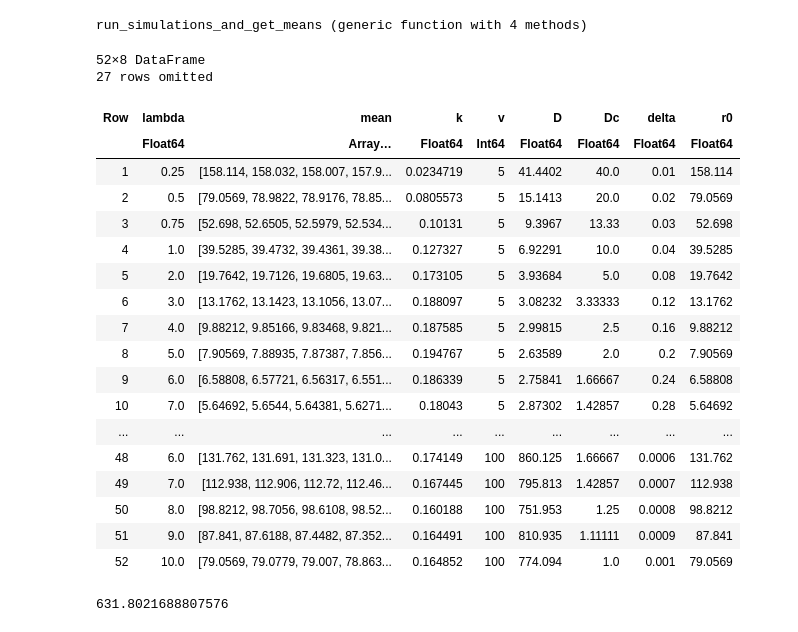
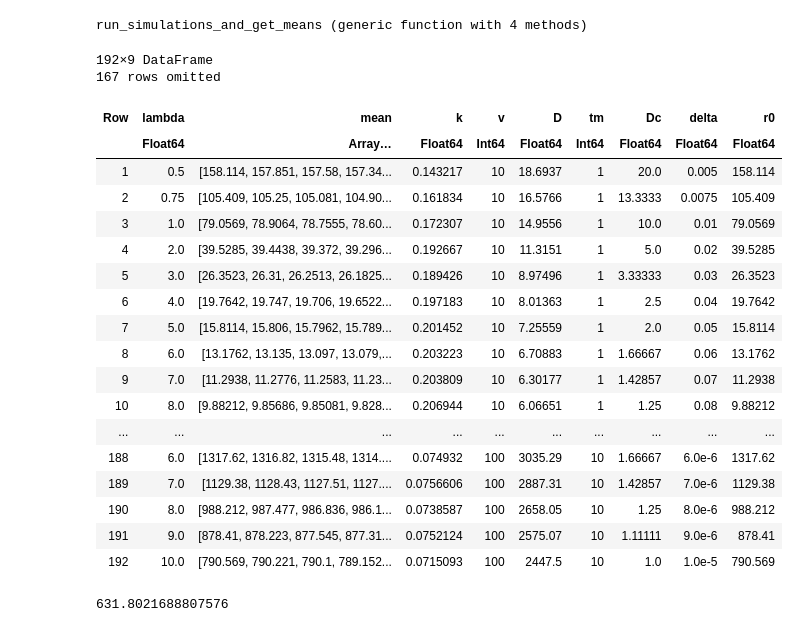
Before and after one commit to jmarib/CellBasedModels.jl, a Jupyter notebook: examples/OU_simulations.ipynb, the cells around one changed output. Cells and saved outputs as stored; diff of their text form; code cells hidden in the pictures.

```diff
--- a/examples/OU_simulations.ipynb
+++ b/examples/OU_simulations.ipynb
@@ -27,3 +33,5 @@ using LinearAlgebra
 # %% [output]
 1-element Vector{Symbol}:
  :dc_delta
+# %%
+dc_delta = dc_delta_all[dc_delta_all.n .!= 0.25, :]
@@ -55,21 +84,22 @@ function run_simulations_and_get_means(dc_delta, metrics_combined, n_agents=1000
     for i in 1:nrow(dc_delta)
         row = dc_delta[i, :]
         v = row[:v]
-        lambda = row[:lambda]
+        tm = row[:tm]
+        lambda = row[:n]
         Dc = row[:Dc]
         delta = row[:delta]
 
         l = sqrt(mean(Dc) / mean(delta))
         r0 = l * 2.5
 
-        mask = (metrics_combined.v .== v) .& (metrics_combined.lambda .== lambda)
+        mask = (metrics_combined.v .== v) .& (metrics_combined.l .== lambda) .& (metrics_combined.tm .== tm)
 
         k = metrics_combined.k[mask][1]
 
 
 
         # CORRECTED FORMULA: Variance = D / k  =>  D = sigma^2 * k
-        D = metrics_combined.D_v[mask][1]
+        D = metrics_combined.D[mask][1]
 
         # Generate 500 trajectories (or n_agents)
         trajectory_sum = zeros(Int(T/dt))
@@ -83,6 +113,7 @@ function run_simulations_and_get_means(dc_delta, metrics_combined, n_agents=1000
 
         push!(results, Dict(
             :v => v,
+            :tm => tm,
             :lambda => lambda,
             :Dc => Dc,
             :delta => delta,
@@ -99,26 +130,26 @@ end
 # %% [output]
 run_simulations_and_get_means (generic function with 4 methods)
 # %%
-mean_traj_redo = run_simulations_and_get_means(dc_delta, sorted_metrics)
+mean_traj_redo = run_simulations_and_get_means(dc_delta, metrics_all)
 # %% [output]
-52×8 DataFrame
-27 rows omitted
+192×9 DataFrame
+167 rows omitted
-| Row | lambda | mean | k | v | D | Dc | delta | r0 |
-|  | Float64 | Array… | Float64 | Int64 | Float64 | Float64 | Float64 | Float64 |
-| 1 | 0.25 | [158.114, 158.032, 158.007, 157.9... | 0.0234719 | 5 | 41.4402 | 40.0 | 0.01 | 158.114 |
-| 2 | 0.5 | [79.0569, 78.9822, 78.9176, 78.85... | 0.0805573 | 5 | 15.1413 | 20.0 | 0.02 | 79.0569 |
-| 3 | 0.75 | [52.698, 52.6505, 52.5979, 52.534... | 0.10131 | 5 | 9.3967 | 13.33 | 0.03 | 52.698 |
-| 4 | 1.0 | [39.5285, 39.4732, 39.4361, 39.38... | 0.127327 | 5 | 6.92291 | 10.0 | 0.04 | 39.5285 |
-| 5 | 2.0 | [19.7642, 19.7126, 19.6805, 19.63... | 0.173105 | 5 | 3.93684 | 5.0 | 0.08 | 19.7642 |
-| 6 | 3.0 | [13.1762, 13.1423, 13.1056, 13.07... | 0.188097 | 5 | 3.08232 | 3.33333 | 0.12 | 13.1762 |
-| 7 | 4.0 | [9.88212, 9.85166, 9.83468, 9.821... | 0.187585 | 5 | 2.99815 | 2.5 | 0.16 | 9.88212 |
-| 8 | 5.0 | [7.90569, 7.88935, 7.87387, 7.856... | 0.194767 | 5 | 2.63589 | 2.0 | 0.2 | 7.90569 |
-| 9 | 6.0 | [6.58808, 6.57721, 6.56317, 6.551... | 0.186339 | 5 | 2.75841 | 1.66667 | 0.24 | 6.58808 |
-| 10 | 7.0 | [5.64692, 5.6544, 5.64381, 5.6271... | 0.18043 | 5 | 2.87302 | 1.42857 | 0.28 | 5.64692 |
-| ... | ... | ... | ... | ... | ... | ... | ... | ... |
-| 48 | 6.0 | [131.762, 131.691, 131.323, 131.0... | 0.174149 | 100 | 860.125 | 1.66667 | 0.0006 | 131.762 |
-| 49 | 7.0 | [112.938, 112.906, 112.72, 112.46... | 0.167445 | 100 | 795.813 | 1.42857 | 0.0007 | 112.938 |
-| 50 | 8.0 | [98.8212, 98.7056, 98.6108, 98.52... | 0.160188 | 100 | 751.953 | 1.25 | 0.0008 | 98.8212 |
-| 51 | 9.0 | [87.841, 87.6188, 87.4482, 87.352... | 0.164491 | 100 | 810.935 | 1.11111 | 0.0009 | 87.841 |
-| 52 | 10.0 | [79.0569, 79.0779, 79.007, 78.863... | 0.164852 | 100 | 774.094 | 1.0 | 0.001 | 79.0569 |
+| Row | lambda | mean | k | v | D | tm | Dc | delta | r0 |
+|  | Float64 | Array… | Float64 | Int64 | Float64 | Int64 | Float64 | Float64 | Float64 |
+| 1 | 0.5 | [158.114, 157.851, 157.58, 157.34... | 0.143217 | 10 | 18.6937 | 1 | 20.0 | 0.005 | 158.114 |
+| 2 | 0.75 | [105.409, 105.25, 105.081, 104.90... | 0.161834 | 10 | 16.5766 | 1 | 13.3333 | 0.0075 | 105.409 |
+| 3 | 1.0 | [79.0569, 78.9064, 78.7555, 78.60... | 0.172307 | 10 | 14.9556 | 1 | 10.0 | 0.01 | 79.0569 |
+| 4 | 2.0 | [39.5285, 39.4438, 39.372, 39.296... | 0.192667 | 10 | 11.3151 | 1 | 5.0 | 0.02 | 39.5285 |
+| 5 | 3.0 | [26.3523, 26.31, 26.2513, 26.1825... | 0.189426 | 10 | 8.97496 | 1 | 3.33333 | 0.03 | 26.3523 |
+| 6 | 4.0 | [19.7642, 19.747, 19.706, 19.6522... | 0.197183 | 10 | 8.01363 | 1 | 2.5 | 0.04 | 19.7642 |
+| 7 | 5.0 | [15.8114, 15.806, 15.7962, 15.789... | 0.201452 | 10 | 7.25559 | 1 | 2.0 | 0.05 | 15.8114 |
+| 8 | 6.0 | [13.1762, 13.135, 13.097, 13.079,... | 0.203223 | 10 | 6.70883 | 1 | 1.66667 | 0.06 | 13.1762 |
+| 9 | 7.0 | [11.2938, 11.2776, 11.2583, 11.23... | 0.203809 | 10 | 6.30177 | 1 | 1.42857 | 0.07 | 11.2938 |
+| 10 | 8.0 | [9.88212, 9.85686, 9.85081, 9.828... | 0.206944 | 10 | 6.06651 | 1 | 1.25 | 0.08 | 9.88212 |
+| ... | ... | ... | ... | ... | ... | ... | ... | ... | ... |
+| 188 | 6.0 | [1317.62, 1316.82, 1315.48, 1314.... | 0.074932 | 100 | 3035.29 | 10 | 1.66667 | 6.0e-6 | 1317.62 |
+| 189 | 7.0 | [1129.38, 1128.43, 1127.51, 1127.... | 0.0756606 | 100 | 2887.31 | 10 | 1.42857 | 7.0e-6 | 1129.38 |
+| 190 | 8.0 | [988.212, 987.477, 986.836, 986.1... | 0.0738587 | 100 | 2658.05 | 10 | 1.25 | 8.0e-6 | 988.212 |
+| 191 | 9.0 | [878.41, 878.223, 877.545, 877.31... | 0.0752124 | 100 | 2575.07 | 10 | 1.11111 | 9.0e-6 | 878.41 |
+| 192 | 10.0 | [790.569, 790.221, 790.1, 789.152... | 0.0715093 | 100 | 2447.5 | 10 | 1.0 | 1.0e-5 | 790.569 |
 # %%
```
Also changed, not shown: parts of 5 cells of this notebook, 5 other files.
